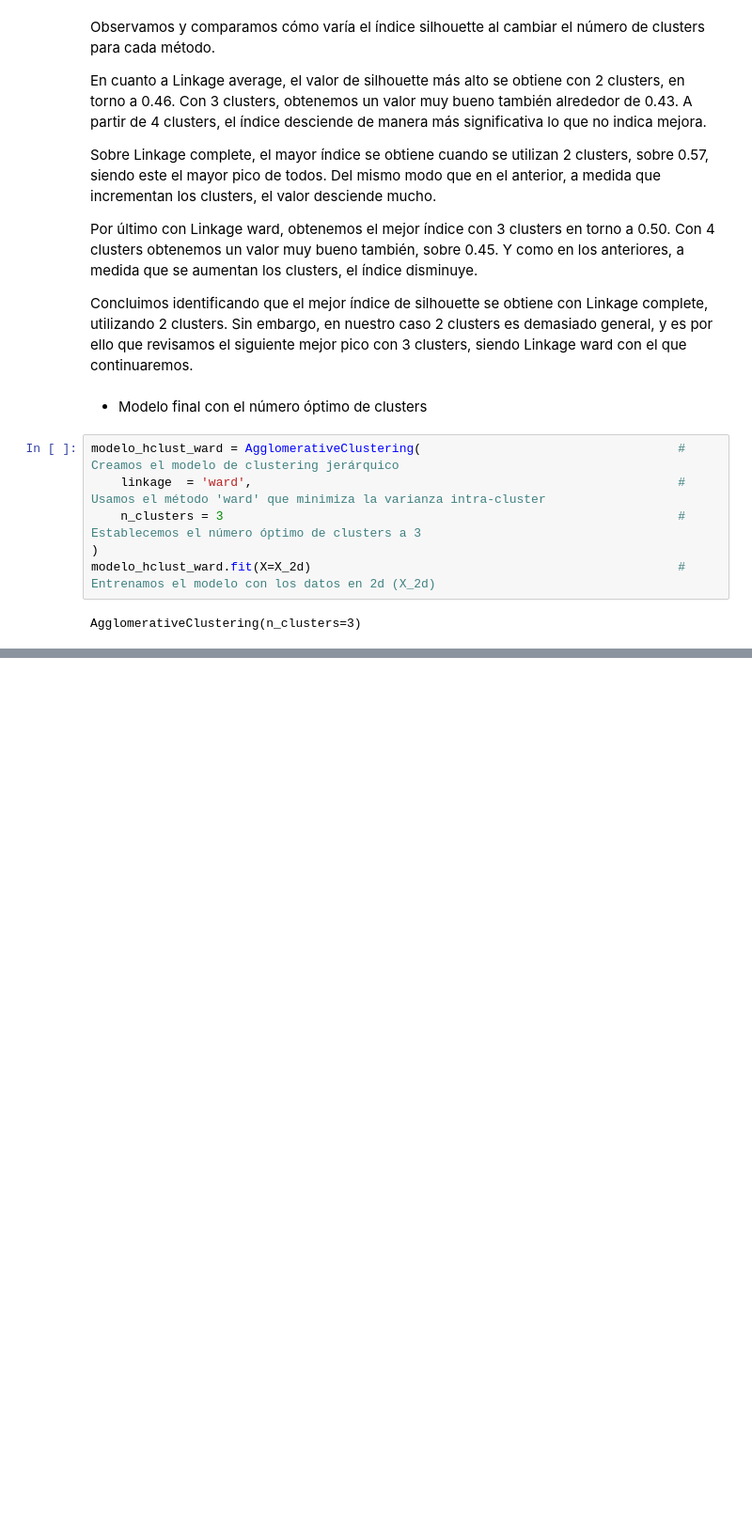
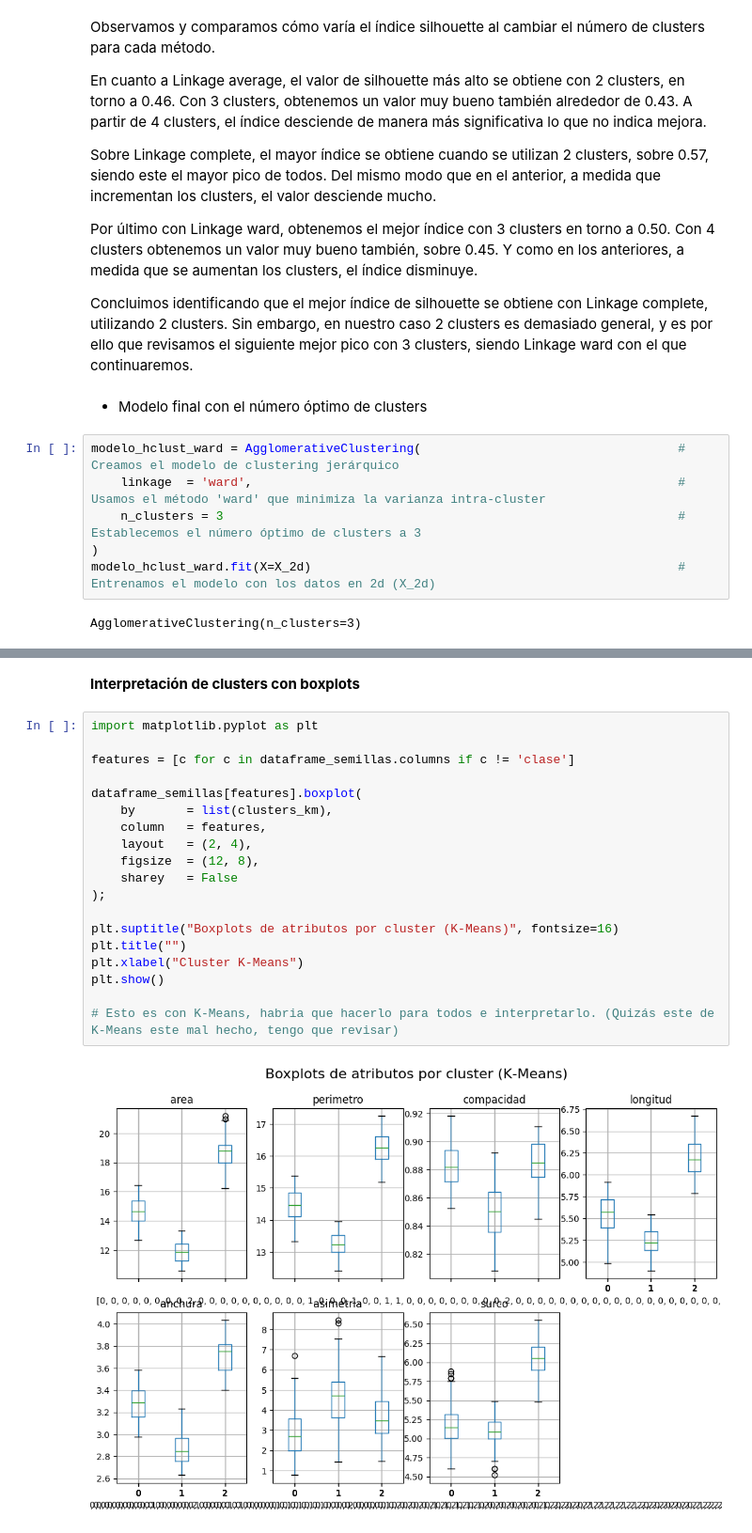
Before and after one commit to kevinMGII/Grupo7-Practica2, a Jupyter notebook: Grupo7_Practica2.ipynb, the cells around one changed output, grey strips where cells are left out. Shown at 94% size. Saved outputs shown, nothing was run; the diff lists cells and outputs as text; blank space fills up the shorter version.

```diff
--- a/Grupo7_Practica2.ipynb
+++ b/Grupo7_Practica2.ipynb
@@ -459,0 +502,23 @@ AgglomerativeClustering(n_clusters=3)
+# %% [markdown]
+**Interpretación de clusters con boxplots**
+# %%
+import matplotlib.pyplot as plt
+
+features = [c for c in dataframe_semillas.columns if c != 'clase']
+
+dataframe_semillas[features].boxplot(
+    by       = list(clusters_km),
+    column   = features,
+    layout   = (2, 4),
+    figsize  = (12, 8),
+    sharey   = False
+);
+
+plt.suptitle("Boxplots de atributos por cluster (K‑Means)", fontsize=16)
+plt.title("")
+plt.xlabel("Cluster K‑Means")
+plt.show()
+
+# Esto es con K-Means, habria que hacerlo para todos e interpretarlo. (Quizás este de K-Means este mal hecho, tengo que revisar)
+# %% [output]
+[figure, added]
```
Also changed, not shown: parts of 11 cells of this notebook.
